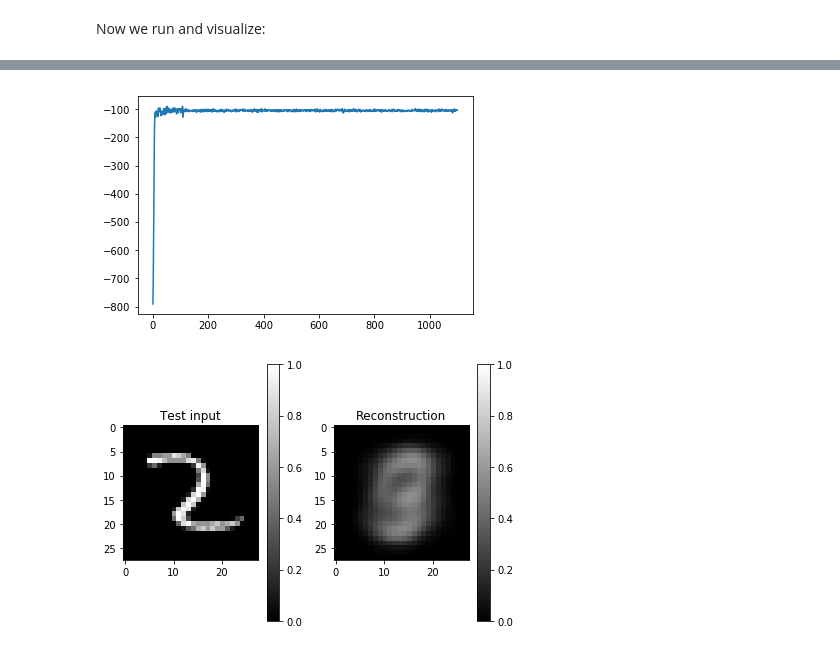
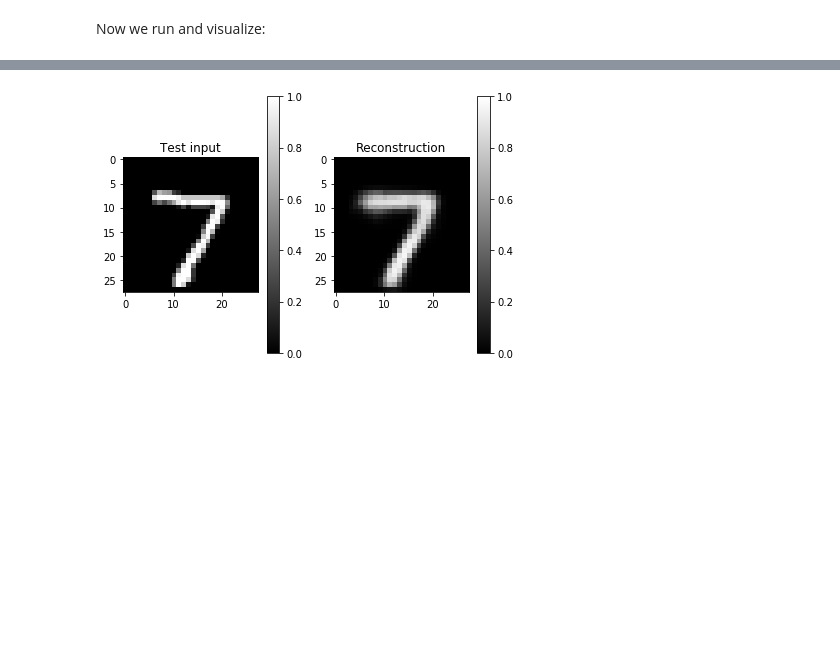
Before and after one commit to mshvartsman/vae-tf-bootcamp, a Jupyter notebook: VAE_mshvartsman.ipynb, the cells around one changed output, grey strips where cells are left out. Drawn from its saved outputs; the diff is of its cells as text; code cells hidden in the pictures; blank space fills up the shorter version.

```diff
--- a/VAE_mshvartsman.ipynb
+++ b/VAE_mshvartsman.ipynb
@@ -82,13 +82,13 @@ y = np.random.binomial(n=1, p=logistic(x @ true_beta))
 
 y_ph = tf.placeholder(shape=(n_obs, 1), name="y_ph", dtype=tf.float32)
 
-logistic_loss = tf.nn.softmax_cross_entropy_with_logits(logits=tf.matmul(x_ph, beta_hat), labels=y_ph)
+logistic_loss = -tf.reduce_sum(y_ph * tf.log(1e-10 + y_hat)+ (1-y_ph) * tf.log(1e-10 + 1 - y_hat))
 
 # if we needed the gradients for some reason, e.g. to pass to an external optimizier or to plot
 # grads = tf.gradients(logistic_loss, beta_hat)
 
 # create the optimizer
-optimizer = tf.train.GradientDescentOptimizer(learning_rate=0.5)
+optimizer = tf.train.GradientDescentOptimizer(learning_rate=0.0005)
 
 # this is the long way of doing it
 # grads_and_vars = optimizer.compute_gradients(logistic_loss, beta_hat)
@@ -100,9 +100,12 @@ minimize_op = optimizer.minimize(logistic_loss) # by default, minimize w.r.t. al
 
 sess = tf.Session()
 sess.run(tf.global_variables_initializer())
-for i in range(1000):
+for i in range(2500):
+    if i % 100 == 0:
+        l = logistic_loss.eval(session=sess, feed_dict={x_ph:x, y_ph:y})
+        print("Iter %i, loss %f" % (i, l))
     sess.run(minimize_op, feed_dict={x_ph:x, y_ph:y})
 
-accuracy = np.average(tf.equal(y_hat, y_ph).eval(session=sess, feed_dict={x_ph:x, y_ph:y}))
+accuracy = np.average(tf.equal(tf.round(y_hat), y_ph).eval(session=sess, feed_dict={x_ph:x, y_ph:y}))
 print(accuracy)
 # %% [output]
@@ -340,29 +369,33 @@ Construct the graph:
 vae_graph = tf.Graph()
 
 with vae_graph.as_default():
+
     with tf.name_scope("Encoder_Q"):
+
         x = tf.placeholder(shape=[None, input_size], dtype=global_dtype, name='x')
-        q_mu, q_mu_vars = _mlp(x, n_layers=encoder_depth, units_per_layer=encoder_units, input_size=input_size, out_size=latent_size, nonlinearity=encoder_nonlinearity)
-        q_logsigma, q_logsigma_vars = _mlp(x, n_layers=encoder_depth, units_per_layer=encoder_units, input_size=input_size, out_size=latent_size, nonlinearity=encoder_nonlinearity)
-        q = MultivariateNormalDiag(q_mu, 1e-10 + tf.exp(q_logsigma))
+        q_network, q_mu_vars = _mlp(x, n_layers=encoder_depth, units_per_layer=encoder_units, input_size=input_size, out_size=encoder_units, nonlinearity=encoder_nonlinearity)
+        w_mu = tf.Variable(tf.truncated_normal(shape=[encoder_units, latent_size], stddev=0.1), name="w_mu")
+        w_logsig = tf.Variable(tf.truncated_normal(shape=[encoder_units, latent_size], stddev=0.1), name="w_logsig")
+        b_mu = tf.Variable(tf.truncated_normal(shape=[latent_size], stddev=0.1), name="b_mu")
+        b_logsig = tf.Variable(tf.truncated_normal(shape=[latent_size], stddev=0.1), name="b_logsig")
+        q_mu = tf.matmul(q_network, w_mu) + b_mu
+        q_logsigma = tf.matmul(q_network, w_logsig) + b_logsig
         epsilon = tf.random_normal([minibatch_size, latent_size])
         z = q_mu + tf.sqrt(tf.exp(q_logsigma)) * epsilon
 
+
     with tf.name_scope("Decoder_P"):
+
         p_mu, p_mu_vars = _mlp(z, n_layers=decoder_depth, units_per_layer=decoder_units, input_size=latent_size,  out_size=input_size, nonlinearity=decoder_nonlinearity)
-        p_logsigma, p_logsigma_vars = _mlp(z, n_layers=decoder_depth, units_per_layer=decoder_units, input_size=latent_size, out_size=input_size, nonlinearity=decoder_nonlinearity)
-        p = MultivariateNormalDiag(p_mu, 1e-10 + tf.exp(p_logsigma))
 
     with tf.name_scope("Opt_and_loss"):
-        elbo = elbo_op(x, p, q)
-        minimize_op = tf.train.AdamOptimizer(0.005).minimize(-elbo)
-
+        kld = 0.5 * tf.reduce_sum(1 + q_logsigma - tf.square(q_mu) - tf.exp(q_logsigma), 1)
+        ll = tf.reduce_sum(x * tf.log(1e-10 + p_mu)+ (1-x) * tf.log(1e-10 + 1 - p_mu), 1)
+        elbo = tf.reduce_mean(ll + kld)
+        minimize_op = tf.train.AdamOptimizer(0.001).minimize(-elbo)
 
     with tf.name_scope("Support_stuff"):
         init = tf.global_variables_initializer()
-
-
-opt_vars = q_mu_vars + q_logsigma_vars + p_mu_vars + p_logsigma_vars
 # %%
 show_graph(vae_graph.as_graph_def())
 # %% [output]
@@ -380,3 +413,5 @@ for i in range(n_epochs):
         batch_xs, batch_ys = mnist.train.next_batch(minibatch_size)
         sess.run(minimize_op, feed_dict={x: batch_xs})
         elbo_log[i*train_steps + j] = elbo.eval(session=sess, feed_dict={x: batch_xs})
+        if j % 10 == 0:
+            print("Epoch %i, step %i: average elbo=%f" % (i, j, elbo_log[i*train_steps + j]))
@@ -388,19 +441,14 @@ plt.plot(elbo_log)
 # %%
-plt.plot(elbo_log)
-plt.figure()
 x_sample = mnist.test.next_batch(minibatch_size)[0]
 x_reconstruct = p_mu.eval(session=sess, feed_dict={x:x_sample})[0]
-#plt.figure(figsize=(8, 12))
-plt.figure
 plt.subplot(1, 2, 1)
 plt.imshow(x_sample[0].reshape(28, 28), vmin=0, vmax=1, cmap="gray")
 plt.title("Test input")
 plt.colorbar()
 plt.subplot(1, 2, 2)
 plt.imshow(x_reconstruct.reshape(28, 28), vmin=0, vmax=1, cmap="gray")
 plt.title("Reconstruction")
 plt.colorbar()
 plt.tight_layout()
 # %% [output]
-[figure, old version]
+[figure, new version]
-[figure, removed]
```
Also changed, not shown: parts of 6 cells of this notebook.
